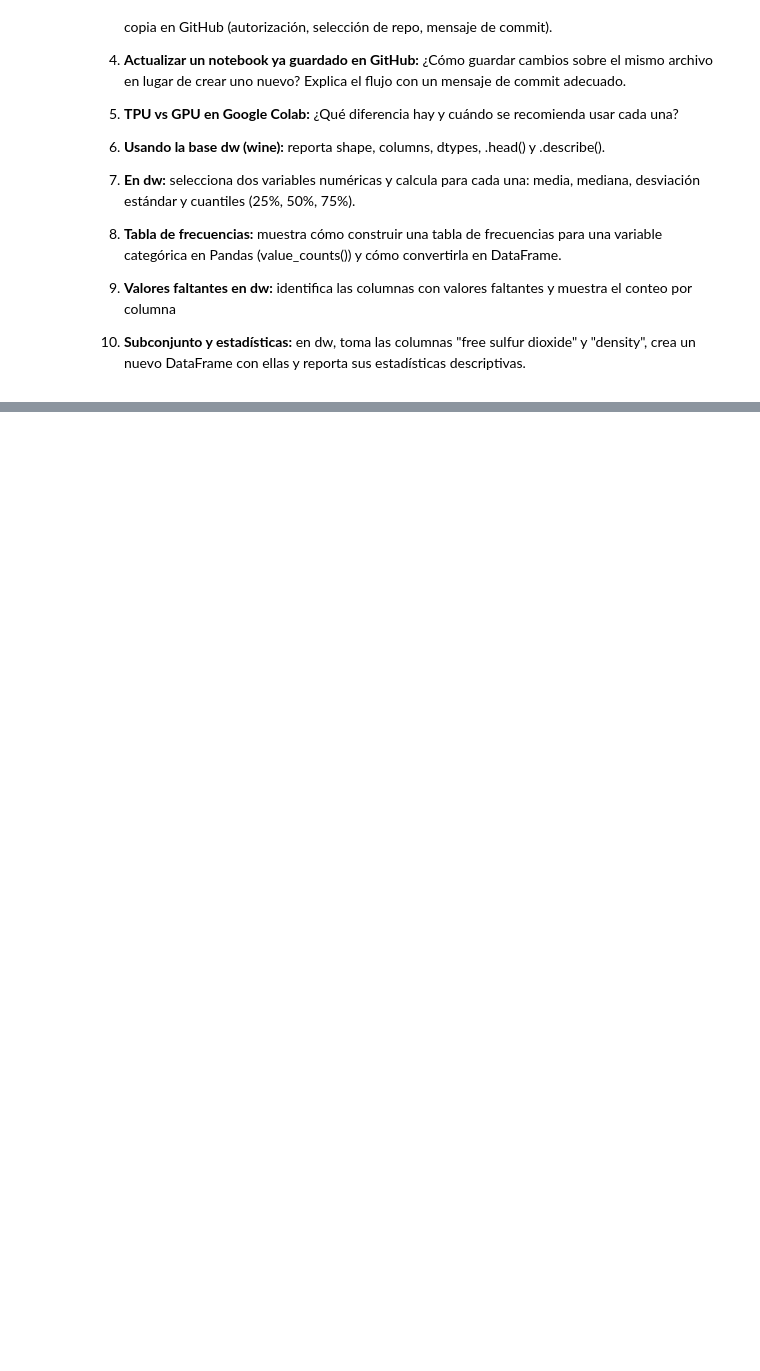
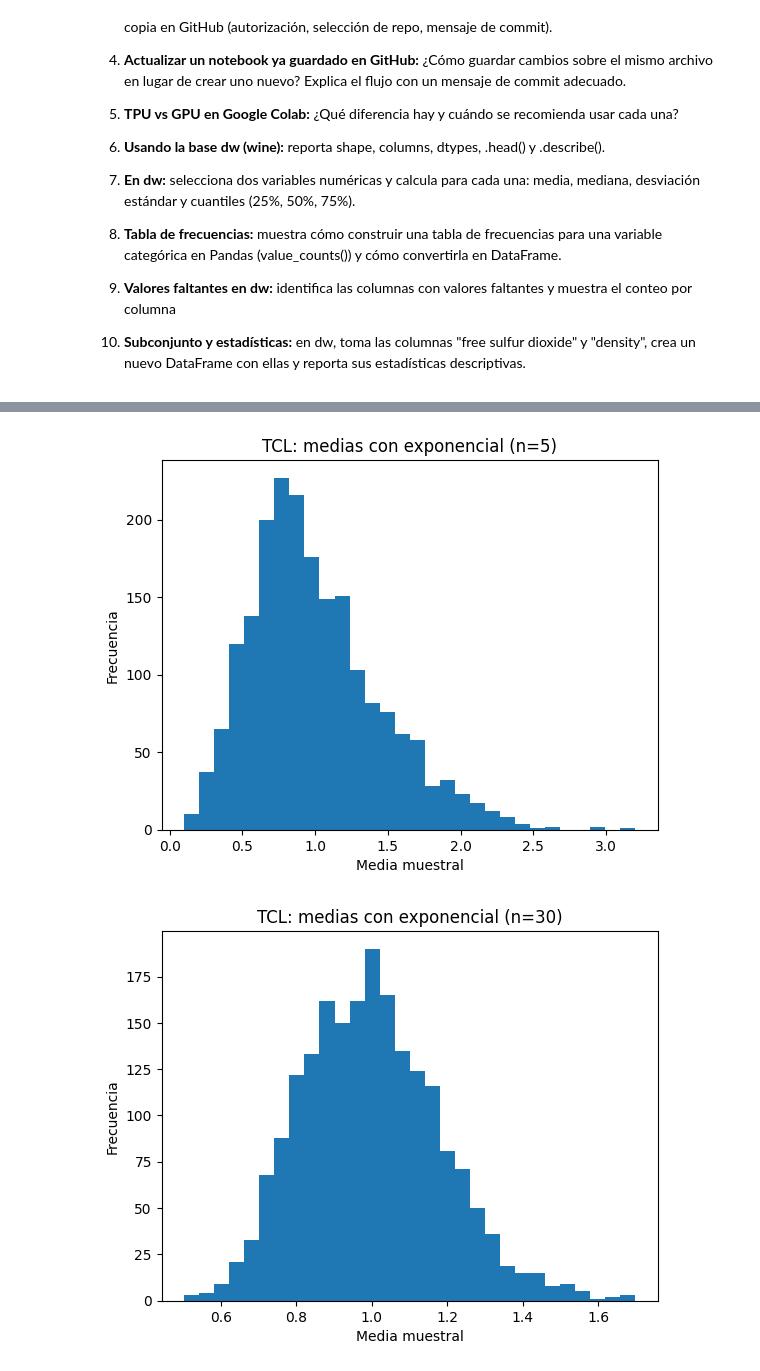
Before and after one commit to mariaacardonal-lgtm/SISTEMAS-AVANZADOS-DE-PRODUCCION-CON-PHYTON-ALE, a Jupyter notebook: Cardona_Alejandra_Torres_Laura_Rojas_Cristian.ipynb, the cells around one changed output, grey strips where cells are left out. Saved outputs shown, nothing was run; the diff lists cells and outputs as text; code cells hidden in the pictures; blank space fills up the shorter version.

```diff
--- a/Cardona_Alejandra_Torres_Laura_Rojas_Cristian.ipynb
+++ b/Cardona_Alejandra_Torres_Laura_Rojas_Cristian.ipynb
@@ -892,0 +1054,10 @@ Enlace Github 3:
+# %%
+np.random.seed(33); lam = 1.0; Nrep = 2000
+for n in [5, 30, 100]:
+    means = [np.mean(np.random.exponential(scale=1/lam, size=n)) for _ in range(Nrep)]
+    plt.figure(); plt.hist(means, bins=30)
+    plt.title(f"TCL: medias con exponencial (n={n})")
+    plt.xlabel("Media muestral"); plt.ylabel("Frecuencia"); plt.show()
+# %% [output]
+[figure, added]
+[figure, added]
```
Also changed, not shown: parts of 20 cells of this notebook.
